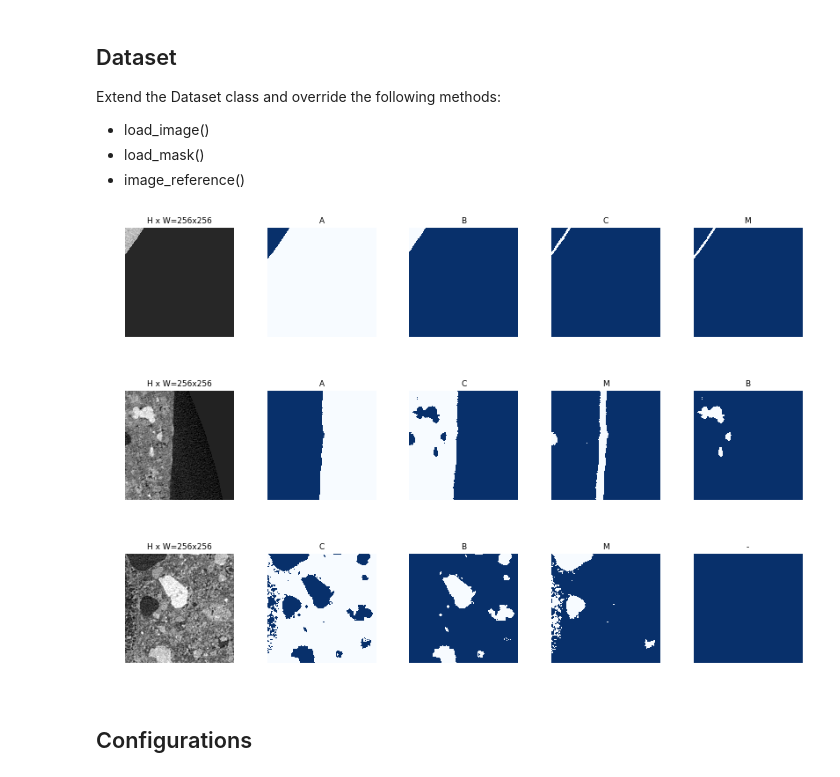
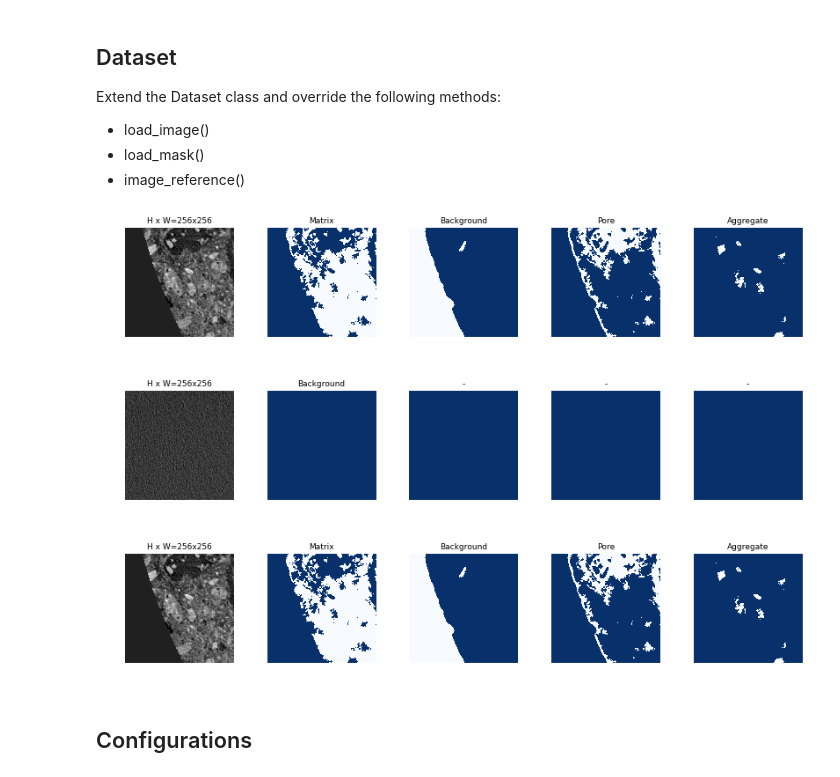
Before and after one commit to ychen1030/Mask_RCNN_concrete, a Jupyter notebook: train_concrete.ipynb, the cells around one changed output. Cells and saved outputs as stored; diff of their text form; code cells hidden in the pictures.

Commit message:
add full image prediction

```diff
--- a/train_concrete.ipynb
+++ b/train_concrete.ipynb
@@ -65,19 +63,24 @@ class ConcreteDataset(utils.Dataset):
     The dataset consists of concrete CT images.
     """
 
-    def load_concrete(self, dataset_dir, subset):
+    def load_concrete(self, dataset_dir, subset, raw=False):
         """Load a subset of the concrete dataset.
         dataset_dir: Root directory of the dataset
         subset: train, val, or test
         """
         # Add classes
-        self.add_class("concrete", 1, "A")
-        self.add_class("concrete", 2, "B")
-        self.add_class("concrete", 3, "C")
-        self.add_class("concrete", 4, "M")
+        self.raw = raw
+        self.add_class("concrete", 1, "Background")
+        self.add_class("concrete", 2, "Aggregate")
+        self.add_class("concrete", 3, "Matrix")
+        self.add_class("concrete", 4, "Pore")
 
         assert subset in ["train", "val", "test"]
-        dataset_dir = os.path.join(dataset_dir, 'raw_crop_image_100')
+        if self.raw:
+            dataset_dir = os.path.join(dataset_dir, 'raw_image_100')
+        else:
+            dataset_dir = os.path.join(dataset_dir, 'raw_crop_image_100')
+
         image_ids = next(os.walk(dataset_dir))[2]
 
         for img in image_ids:
@@ -100,7 +103,11 @@ class ConcreteDataset(utils.Dataset):
         """
         info = self.image_info[image_id]
         path = info['path']
-        mask_path = os.path.join(os.path.dirname(os.path.dirname(info['path'])), 'trainval')
+        if self.raw:
+            mask_path = os.path.join(os.path.dirname(os.path.dirname(info['path'])), 'label_grey_100')
+        else:
+            mask_path = os.path.join(os.path.dirname(os.path.dirname(info['path'])), 'trainval')
+
         mask_dirs = ['A_phase', 'B_phase', 'C_phase', 'M_phase']
         image_name = os.path.split(path)[-1][:-4]
 
@@ -168,6 +175,11 @@ dataset_train.prepare()
 dataset_val = ConcreteDataset()
 dataset_val.load_concrete(dataset_dir, "val")
 dataset_val.prepare()
+
+# Non-cropped dataset
+dataset_val_all = ConcreteDataset()
+dataset_val_all.load_concrete(dataset_dir, "val", raw=True)
+dataset_val_all.prepare()
 # %%
 # Image augmentation
 # http://imgaug.readthedocs.io/en/latest/source/augmenters.html
@@ -184,15 +196,15 @@ augmentation = iaa.SomeOf((0, 2), [
 # augmentation = imgaug.augmenters.Fliplr(0.5)
 # %%
 # # Load and display random samples
-# image_ids = np.random.choice(dataset_val.image_ids, 3)
-# for image_id in image_ids:
-#     image = dataset_val.load_image(image_id)
-#     mask, class_ids = dataset_val.load_mask(image_id)
-#     visualize.display_top_masks(image, mask, class_ids, dataset_train.class_names)
+image_ids = np.random.choice(dataset_val_all.image_ids, 3)
+for image_id in image_ids:
+    image = dataset_val.load_image(image_id)
+    mask, class_ids = dataset_val.load_mask(image_id)
+    visualize.display_top_masks(image, mask, class_ids, dataset_train.class_names)
 # %% [output]
-[figure, old version]
+[figure, new version]
-[figure, old version]
+[figure, new version]
-[figure, old version]
+[figure, new version]
 # %% [markdown]
 ## Configurations
 # %%
```
Also changed, not shown: parts of 19 cells of this notebook.
